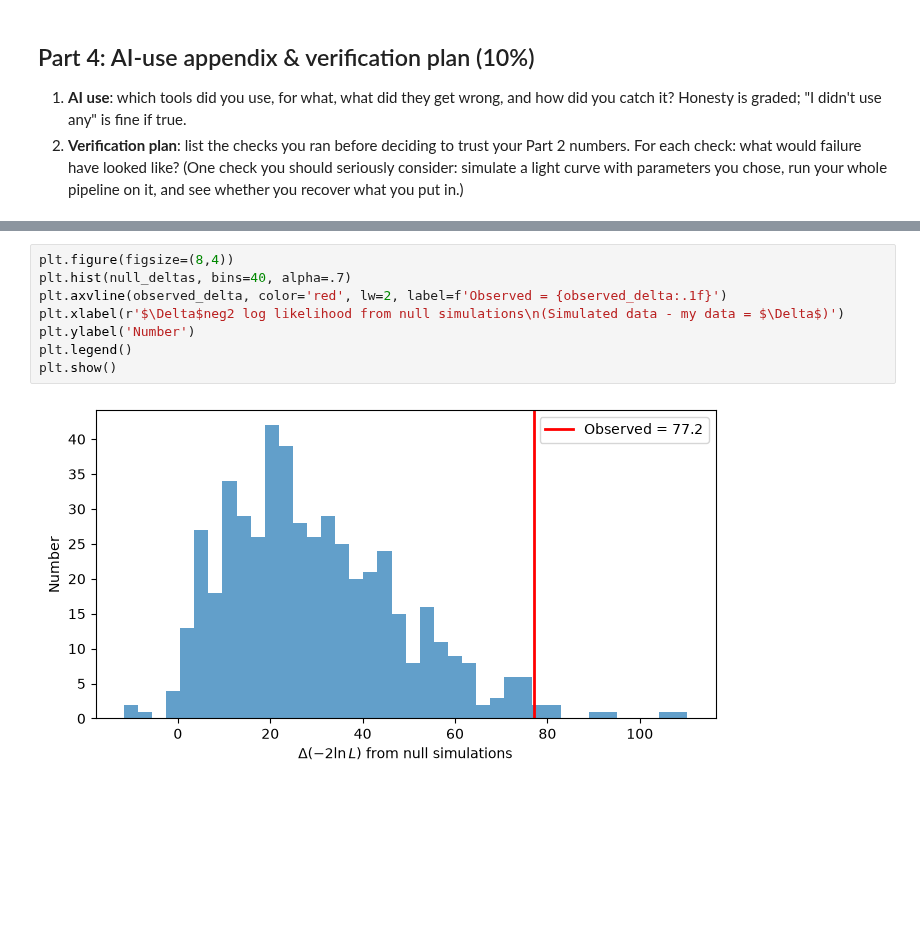
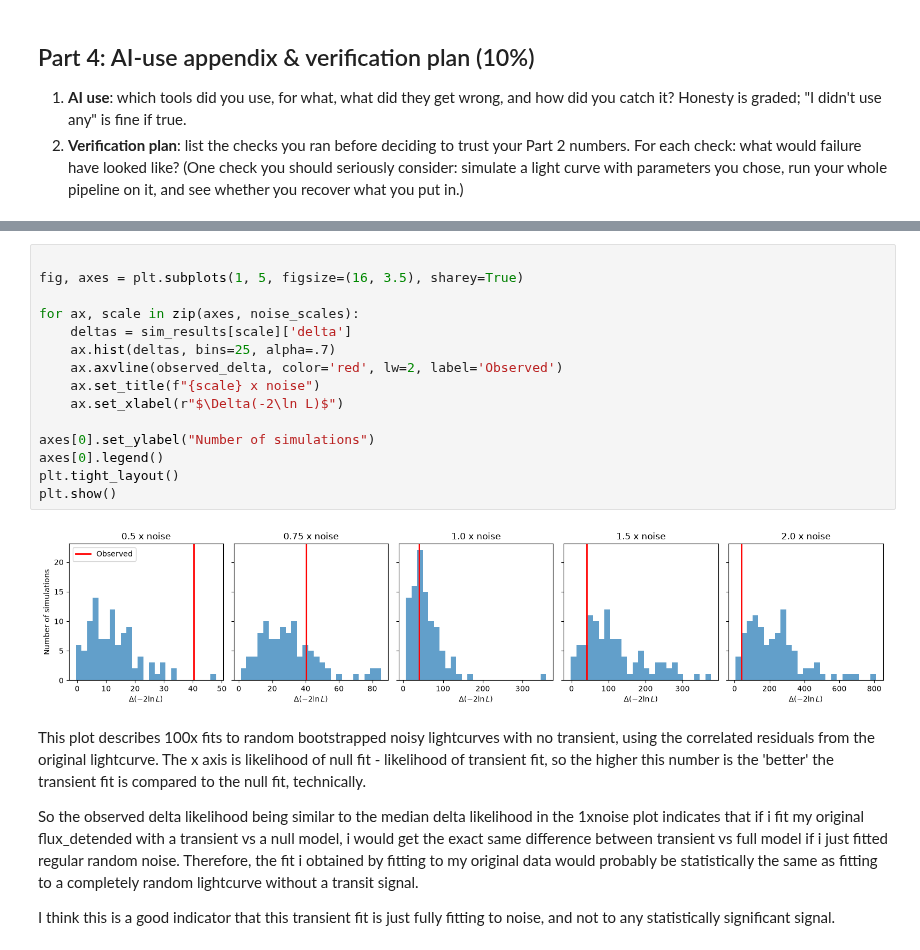
Before and after one commit to AustinMathison/ast457_2026_Fall, a Jupyter notebook: submissions/cmemery2/lab03.ipynb, the cells around one changed output, grey strips where cells are left out. Cells and saved outputs as stored; diff of their text form; blank space fills up the shorter version.

```diff
--- a/submissions/cmemery2/lab03.ipynb
+++ b/submissions/cmemery2/lab03.ipynb
@@ -709,10 +838,23 @@ Bootstrap p-value = 0.0160
-# %%
-plt.figure(figsize=(8,4))
-plt.hist(null_deltas, bins=40, alpha=.7)
-plt.axvline(observed_delta, color='red', lw=2, label=f'Observed = {observed_delta:.1f}')
-plt.xlabel(r'$\Delta$neg2 log likelihood from null simulations\n(Simulated data - my data = $\Delta$)')
-plt.ylabel('Number')
-plt.legend()
-plt.show()
-# %% [output]
-[figure, removed]
+# %%
+
+fig, axes = plt.subplots(1, 5, figsize=(16, 3.5), sharey=True)
+
+for ax, scale in zip(axes, noise_scales):
+    deltas = sim_results[scale]['delta']
+    ax.hist(deltas, bins=25, alpha=.7)
+    ax.axvline(observed_delta, color='red', lw=2, label='Observed')
+    ax.set_title(f"{scale} x noise")
+    ax.set_xlabel(r"$\Delta(-2\ln L)$")
+
+axes[0].set_ylabel("Number of simulations")
+axes[0].legend()
+plt.tight_layout()
+plt.show()
+# %% [output]
+[figure, added]
+# %% [markdown]
+This plot describes 100x fits to random bootstrapped noisy lightcurves with no transient, using the correlated residuals from the original lightcurve. The x axis is likelihood of null fit - likelihood of transient fit, so the higher this number is the 'better' the transient fit is compared to the null fit, technically.
+
+So the observed delta likelihood being similar to the median delta likelihood in the 1xnoise plot indicates that if i fit my original flux_detended with a transient vs a null model, i would get the exact same difference between transient vs full model if i just fitted regular random noise. Therefore, the fit i obtained by fitting to my original data would probably be statistically the same as fitting to a completely random lightcurve without a transit signal.
+
+I think this is a good indicator that this transient fit is just fully fitting to noise, and not to any statistically significant signal.
```
Also changed, not shown: parts of 10 cells of this notebook.
